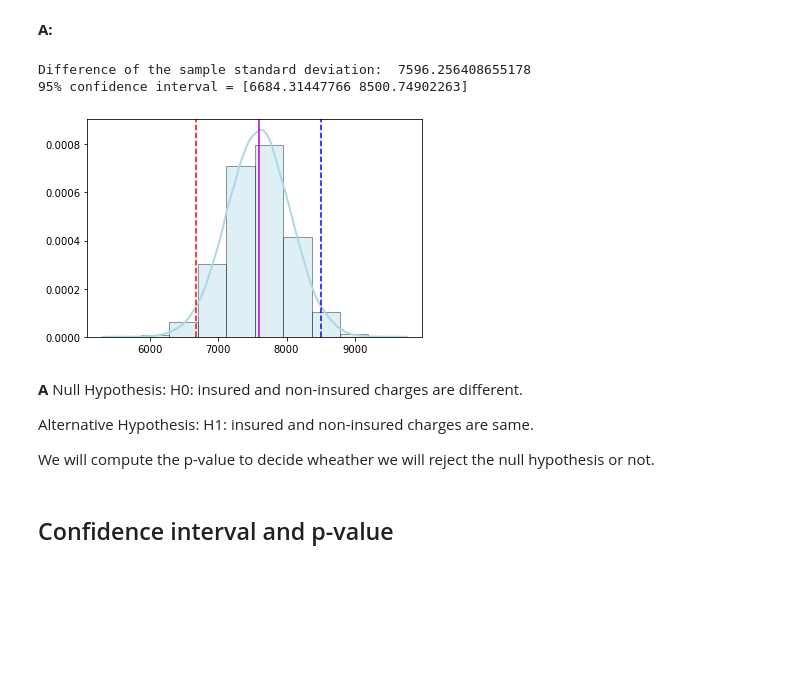
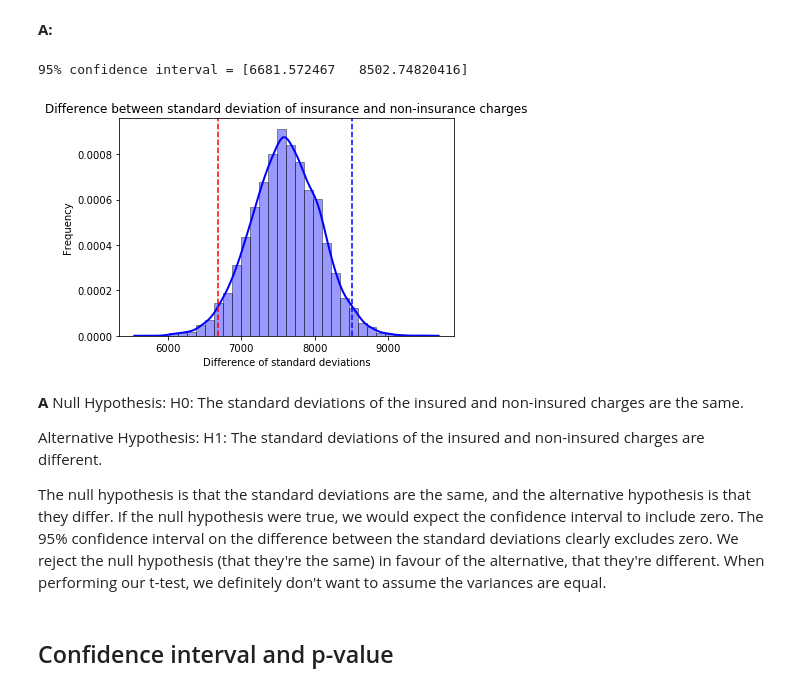
Before and after one commit to BhaskarCS/Springboard, a Jupyter notebook: Mini_Projects/Statistics/Bootstrap_Inference_Mini-Project8.19/inferential_statistics_2-Q.ipynb, the cells around one changed output. Drawn from its saved outputs; the diff is of its cells as text; code cells hidden in the pictures; blank space fills up the shorter version.

Commit message:
Update Bootstrap inferential

```diff
--- a/Mini_Projects/Statistics/Bootstrap_Inference_Mini-Project8.19/inferential_statistics_2-Q.ipynb
+++ b/Mini_Projects/Statistics/Bootstrap_Inference_Mini-Project8.19/inferential_statistics_2-Q.ipynb
@@ -96,3 +74,8 @@ def perm_sample(data1,data2):
+# %%
+def std_diff(data_1, data_2):
+    data_1_reps = bs_replicate_1d(data_1, np.std)
+    data_2_reps = bs_replicate_1d(data_2, np.std)
+    return data_1_reps - data_2_reps
 # %%
 # Hypothesis test: Are insured and non-insured charges different?
 
@@ -100,55 +83,41 @@ np.random.seed(47)
 N_rep = 10000
 
 # Get insured and non-insured charges data
-charge_insurance = med_charges.charges[med_charges.insuranceclaim == 1]
-charge_others = med_charges.charges[med_charges.insuranceclaim == 0]
+insured = med_charges.charges[med_charges.insuranceclaim == 1]
+no_insured = med_charges.charges[med_charges.insuranceclaim == 0]
 
 # Compute the difference of the sample standard deviation: std_diff
-std_diff = diff_of_std(charge_insurance, charge_others)
-
-# Compute standard deviation of combined data set: combined_std
-combined_std = np.std(np.concatenate((charge_insurance, charge_others)))
-
-# Shift the samples
-charge_insurance_shifted = charge_insurance - np.std(charge_insurance) + combined_std
-charge_others_shifted = charge_others - np.std(charge_others) + combined_std
-
-# Get bootstrap replicates of shifted data sets
-bs_replicates_charge_insurance = draw_bs_reps(charge_insurance_shifted, np.std, size=N_rep)
-bs_replicates_charge_others = draw_bs_reps(charge_others_shifted, np.std, size=N_rep)
-
-# Compute replicates of difference of standard deviation: bs_diff_replicates
-bs_diff_replicates = bs_replicates_charge_insurance - bs_replicates_charge_others
+std_diffs = [std_diff(insured, no_insured) for i in np.arange(N_rep)]
 
 # Compute 95% confidence interval: conf_int
-conf_int = np.percentile(bs_diff_replicates, [2.5,97.5])
+sd_diff_pc = np.percentile(std_diffs, [2.5, 97.5])
 
-print('Difference of the sample standard deviation: ', std_diff)
-print('95% confidence interval =', conf_int)
+print('95% confidence interval =', sd_diff_pc)
 # %% [output]
-Difference of the sample standard deviation:  7596.256408655178
-95% confidence interval = [6684.31447766 8500.74902263]
+95% confidence interval = [6681.572467   8502.74820416]
 # %%
 # Plot the histogram of values and mark the locations of the percentiles.
 import seaborn as sns
 
-sns.distplot(bs_diff_replicates, hist=True, kde=True,
-             bins=10, color = 'lightblue',
+sns.distplot(std_diffs, hist=True, kde=True,
+             bins=30, color = 'blue',
              hist_kws={'edgecolor':'black'},
              kde_kws={'linewidth': 2})
 
-_ = plt.axvline(np.mean(bs_diff_replicates), color='m')
-_ = plt.axvline(conf_int[0], color='r', linestyle='--')
-_ = plt.axvline(conf_int[1], color='b', linestyle='--')
+_ = plt.axvline(sd_diff_pc[0], color='r', linestyle='--')
+_ = plt.axvline(sd_diff_pc[1], color='b', linestyle='--')
+_ = plt.xlabel('Difference of standard deviations')
+_ = plt.ylabel('Frequency')
+_ = plt.title('Difference between standard deviation of insurance and non-insurance charges')
 # %% [output]
-[figure, old version]
+[figure, new version]
-# %% [markdown]
-__A__
-Null Hypothesis: H0: insured and non-insured charges are different.
-
-Alternative Hypothesis: H1: insured and non-insured charges are same.
-
-We will compute the p-value to decide wheather we will reject the null hypothesis or not.
+# %% [markdown]
+__A__
+Null Hypothesis: H0: The standard deviations of the insured and non-insured charges are the same.
+
+Alternative Hypothesis: H1: The standard deviations of the insured and non-insured charges are different.
+
+The null hypothesis is that the standard deviations are the same, and the alternative hypothesis is that they differ. If the null hypothesis were true, we would expect the confidence interval to include zero. The 95% confidence interval on the difference between the standard deviations clearly excludes zero. We reject the null hypothesis (that they're the same) in favour of the alternative, that they're different. When performing our t-test, we definitely don't want to assume the variances are equal.
 # %% [markdown]
 ## Confidence interval and p-value
 # %% [markdown]
```
Also changed, not shown: parts of 26 cells of this notebook.
